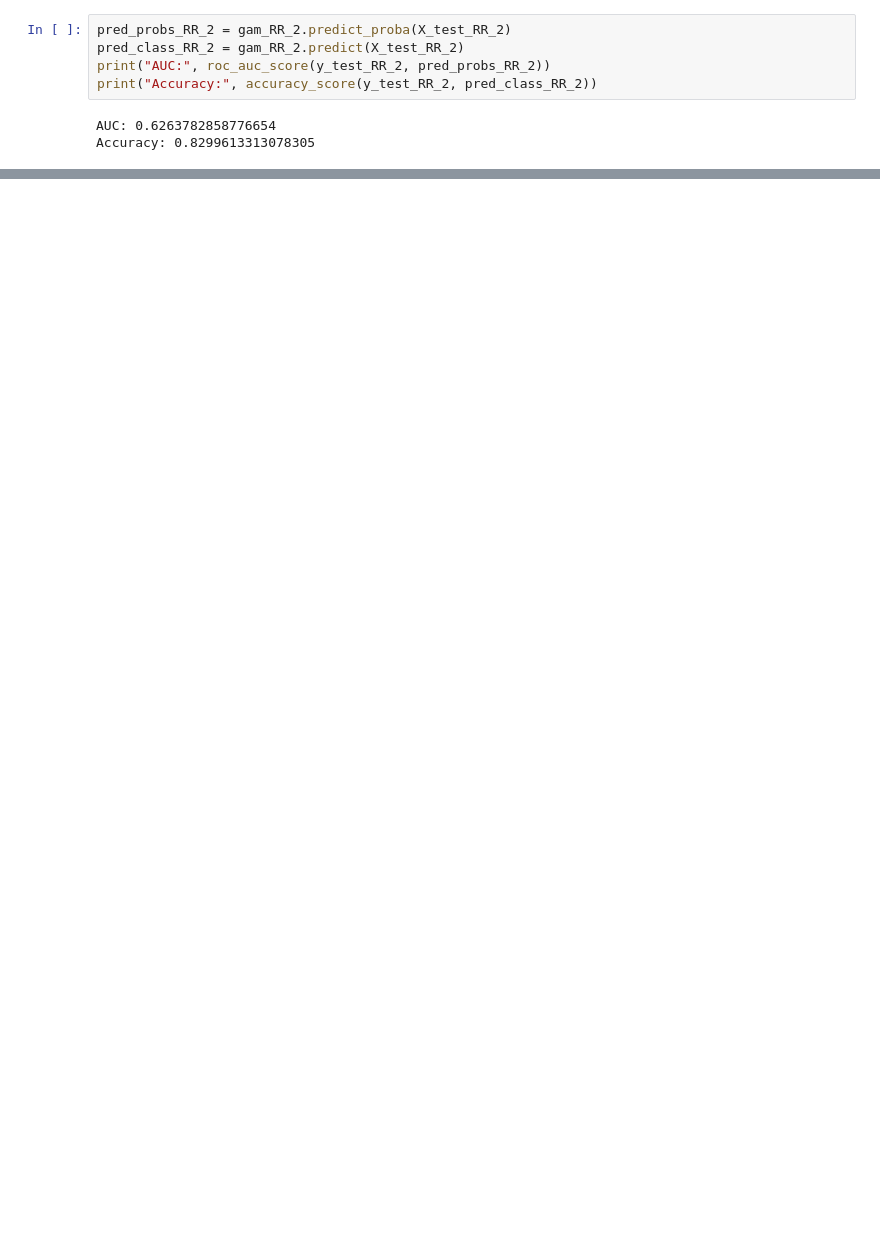
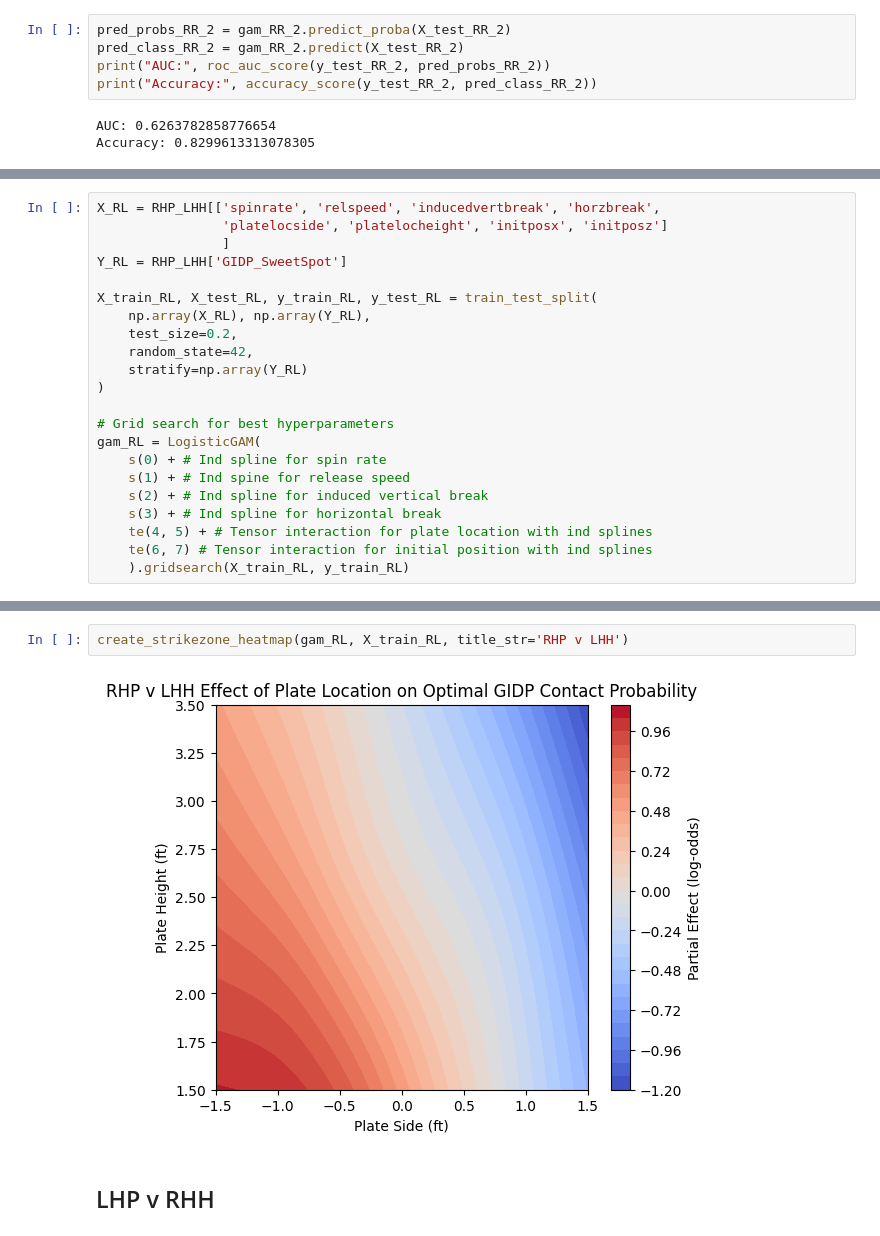
Before and after one commit to jayirby2/Team1STA4950, a Jupyter notebook: analysis.ipynb, the cells around one changed output, grey strips where cells are left out. Drawn from its saved outputs; the diff is of its cells as text; blank space fills up the shorter version.

```diff
--- a/analysis.ipynb
+++ b/analysis.ipynb
@@ -990,0 +894,22 @@ plt.show()
+# %%
+X_RL = RHP_LHH[['spinrate', 'relspeed', 'inducedvertbreak', 'horzbreak',
+                'platelocside', 'platelocheight', 'initposx', 'initposz']
+                ]
+Y_RL = RHP_LHH['GIDP_SweetSpot']
+
+X_train_RL, X_test_RL, y_train_RL, y_test_RL = train_test_split(
+    np.array(X_RL), np.array(Y_RL),
+    test_size=0.2,
+    random_state=42,
+    stratify=np.array(Y_RL)
+)
+
+# Grid search for best hyperparameters
+gam_RL = LogisticGAM(
+    s(0) + # Ind spline for spin rate
+    s(1) + # Ind spine for release speed
+    s(2) + # Ind spline for induced vertical break
+    s(3) + # Ind spline for horizontal break
+    te(4, 5) + # Tensor interaction for plate location with ind splines
+    te(6, 7) # Tensor interaction for initial position with ind splines
+    ).gridsearch(X_train_RL, y_train_RL)
@@ -990,0 +929,6 @@ plt.show()
+# %%
+create_strikezone_heatmap(gam_RL, X_train_RL, title_str='RHP v LHH')
+# %% [output]
+[figure, added]
+# %% [markdown]
+## LHP v RHH
```
Also changed, not shown: parts of 57 cells of this notebook.
